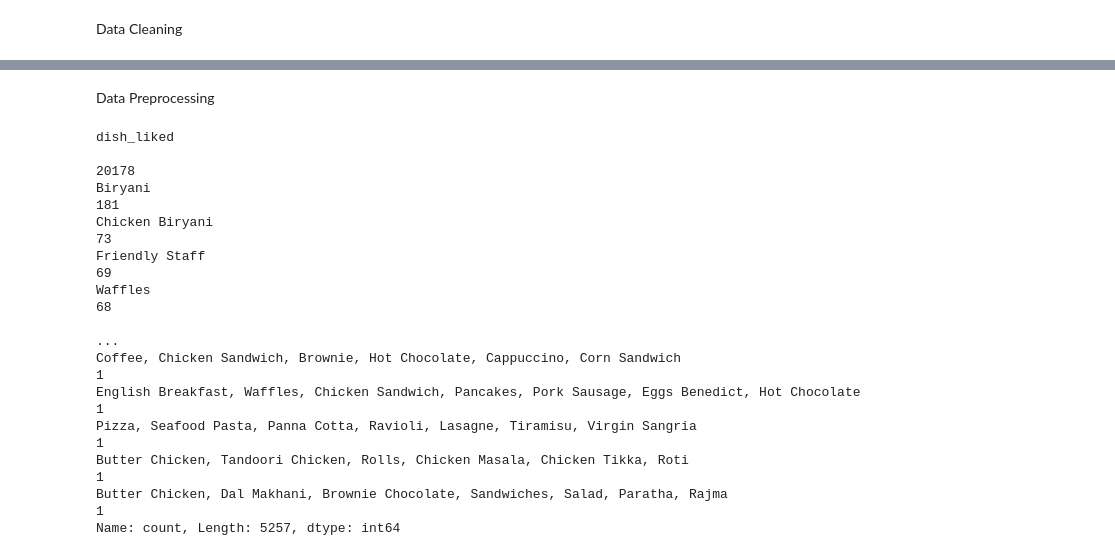
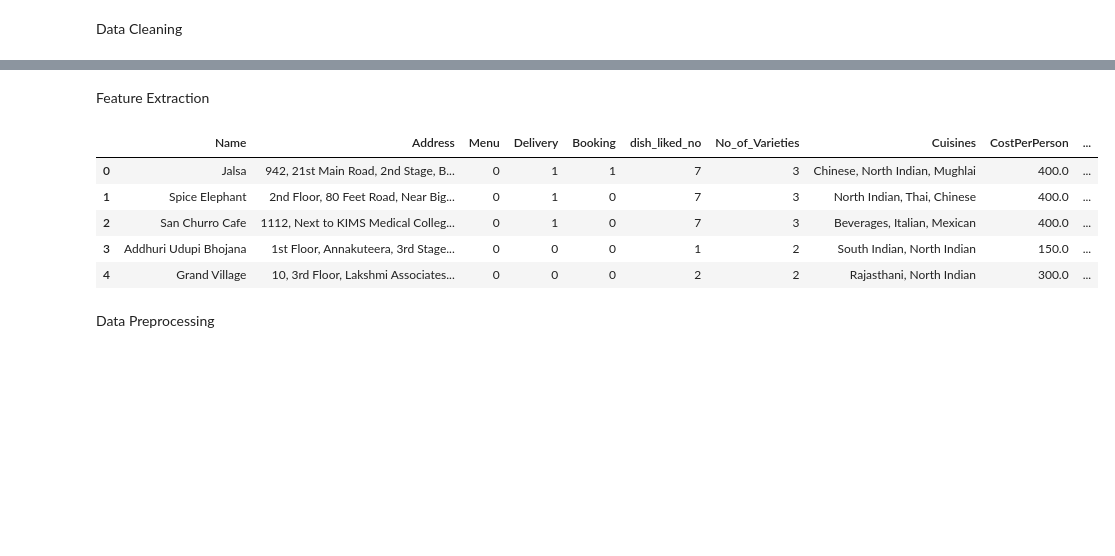
Before and after one commit to ups1610/internship_project_ineuron, a Jupyter notebook: notebooks/EDA.ipynb, the cells around one changed output, grey strips where cells are left out. Cells and saved outputs as stored; diff of their text form; code cells hidden in the pictures; blank space fills up the shorter version.

```diff
--- a/notebooks/EDA.ipynb
+++ b/notebooks/EDA.ipynb
@@ -97,2 +241,15 @@ df.drop_duplicates(inplace=True)
+# %% [markdown]
+Feature Extraction
+# %%
+new_df=df[['Name','Address','Menu','Delivery', 'Booking', 'dish_liked_no', 'No_of_Varieties', 'Cuisines',
+     'CostPerPerson', 'Type', 'City', 'Rating']]
+new_df.head()
+# %% [output]
+|  | Name | Address | Menu | Delivery | Booking | dish_liked_no | No_of_Varieties | Cuisines | CostPerPerson | ... |
+| 0 | Jalsa | 942, 21st Main Road, 2nd Stage, B... | 0 | 1 | 1 | 7 | 3 | Chinese, North Indian, Mughlai | 400.0 | ... |
+| 1 | Spice Elephant | 2nd Floor, 80 Feet Road, Near Big... | 0 | 1 | 0 | 7 | 3 | North Indian, Thai, Chinese | 400.0 | ... |
+| 2 | San Churro Cafe | 1112, Next to KIMS Medical Colleg... | 0 | 1 | 0 | 7 | 3 | Beverages, Italian, Mexican | 400.0 | ... |
+| 3 | Addhuri Udupi Bhojana | 1st Floor, Annakuteera, 3rd Stage... | 0 | 0 | 0 | 1 | 2 | South Indian, North Indian | 150.0 | ... |
+| 4 | Grand Village | 10, 3rd Floor, Lakshmi Associates... | 0 | 0 | 0 | 2 | 2 | Rajasthani, North Indian | 300.0 | ... |
 # %% [markdown]
 Data Preprocessing
@@ -107,16 +255,0 @@ df['book_table'] = encoder.fit_transform(df['book_table'])
-# %%
-df['dish_liked'].value_counts()
-# %% [output]
-dish_liked
-                                                                                                      20178
-Biryani                                                                                                 181
-Chicken Biryani                                                                                          73
-Friendly Staff                                                                                           69
-Waffles                                                                                                  68
-                                                                                                      ...
-Coffee, Chicken Sandwich, Brownie, Hot Chocolate, Cappuccino, Corn Sandwich                               1
-English Breakfast, Waffles, Chicken Sandwich, Pancakes, Pork Sausage, Eggs Benedict, Hot Chocolate        1
-Pizza, Seafood Pasta, Panna Cotta, Ravioli, Lasagne, Tiramisu, Virgin Sangria                             1
-Butter Chicken, Tandoori Chicken, Rolls, Chicken Masala, Chicken Tikka, Roti                              1
-Butter Chicken, Dal Makhani, Brownie Chocolate, Sandwiches, Salad, Paratha, Rajma                         1
-Name: count, Length: 5257, dtype: int64
```
Also changed, not shown: parts of 22 cells of this notebook.
